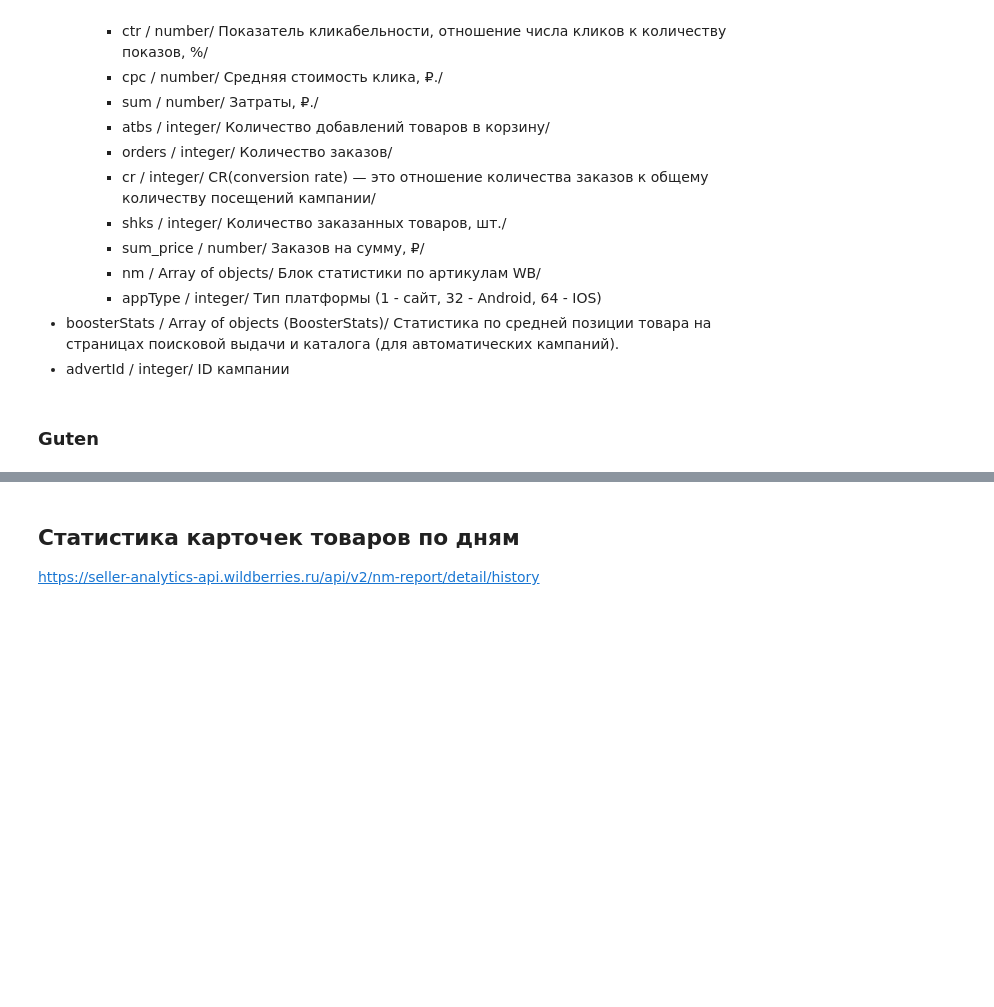
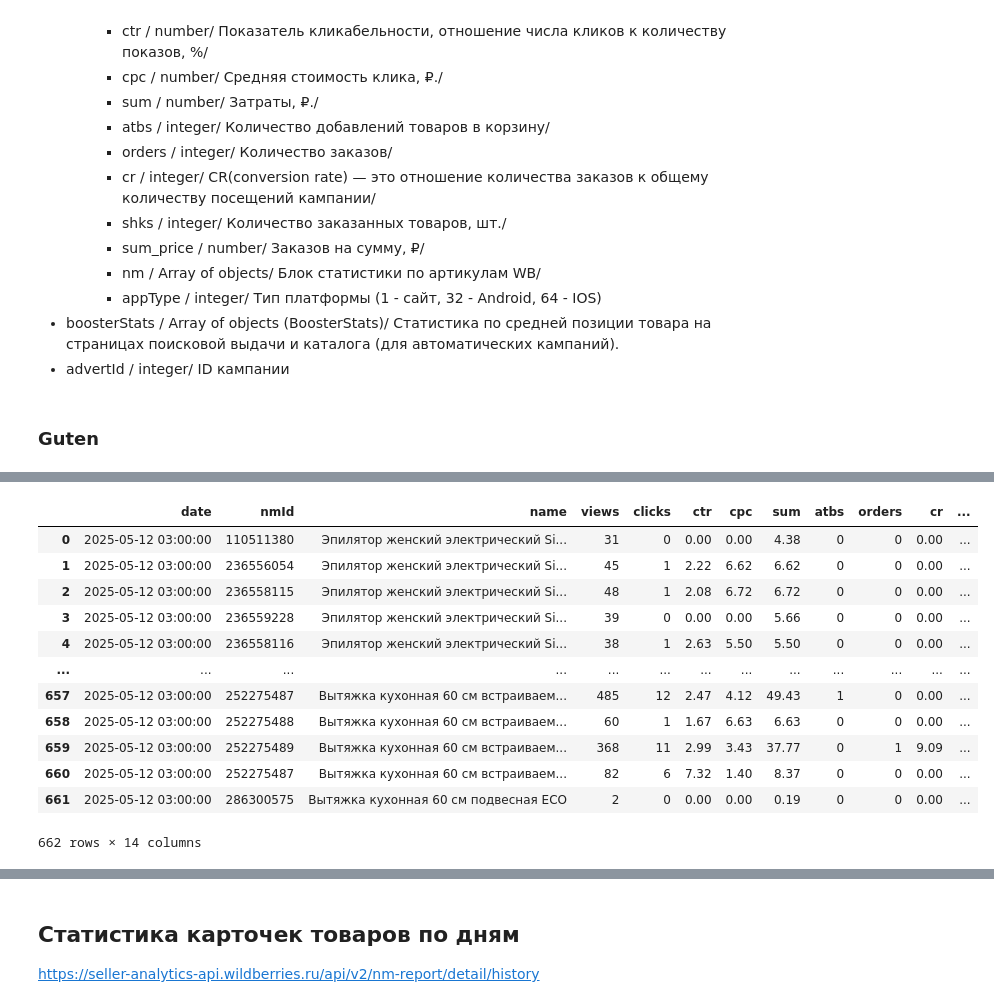
Before and after one commit to carolinavivast/API-Integrations, a Jupyter notebook: Advertisement_WB_day_orders.ipynb, the cells around one changed output, grey strips where cells are left out. Saved outputs shown, nothing was run; the diff lists cells and outputs as text; code cells hidden in the pictures; blank space fills up the shorter version.

```diff
--- a/Advertisement_WB_day_orders.ipynb
+++ b/Advertisement_WB_day_orders.ipynb
@@ -339,20 +303,0 @@ Error for chunk 5: 400, {"error":"Invalid Params: there are no companies with co
-# %%
-campaign_chunks = [campaigns_giper['advertId'][i:i + chunk_size].tolist() for i in range(0, len(campaigns_giper), chunk_size)]
-all_campaign_data_giper = []
-
-def fetch_campaign_data(chunks, headers, specific_date):
-    all_data = []
-    for idx, chunk in enumerate(chunks):
-        payload = [{"id": campaign_id, "dates": [specific_date]} for campaign_id in chunk]
-        response = requests.post(url, headers=headers, json=payload)
-        time.sleep(65)
-        if response.status_code == 200:
-            data = response.json()
-            all_data.extend(data)
-            print(f"Data retrieved successfully for chunk {idx + 1}")
-        else:
-            print(f"Error for chunk {idx + 1}: {response.status_code}, {response.text}")
-    return all_data
-
-all_campaign_data_giper = fetch_campaign_data(campaign_chunks, headers_giper, specific_date)
-campaign_giper_df = pd.json_normalize(all_campaign_data_giper)
@@ -726,0 +344,57 @@ df_grouped_combined_campaigns
+# %%
+def flatten_campaign_data(campaign_data):
+    flattened_data = []
+
+    for entry in campaign_data:
+        advertId = entry.get("advertId")
+        for day in entry.get("days", []):
+            date = day.get("date")
+            for app in day.get("apps", []):
+                for nm in app.get("nm", []):
+                    flattened_data.append({
+                        "date": date,
+                        "nmId": nm.get("nmId"),
+                        "name": nm.get("name"),
+                        "views": nm.get("views"),
+                        "clicks": nm.get("clicks"),
+                        "ctr": nm.get("ctr"),
+                        "cpc": nm.get("cpc"),
+                        "sum": nm.get("sum"),
+                        "atbs": nm.get("atbs"),
+                        "orders": nm.get("orders"),
+                        "cr": nm.get("cr"),
+                        "shks": nm.get("shks"),
+                        "sum_price": nm.get("sum_price"),
+                        "advertId": advertId,
+                    })
+
+    # Create DataFrame
+    df = pd.DataFrame(flattened_data)
+
+    # Convert and clean date column
+    if not df.empty and "date" in df.columns:
+        df["date"] = pd.to_datetime(df["date"]).dt.tz_localize(None)
+
+    return df
+
+# Process all datasets with one line each
+df_guten = flatten_campaign_data(all_campaign_data_guten)
+df_giper = flatten_campaign_data(all_campaign_data_giper)
+df_kitchen = flatten_campaign_data(all_campaign_data_kitchen)
+df_smart = flatten_campaign_data(all_campaign_data_smart)
+
+df_guten
+# %% [output]
+|  | date | nmId | name | views | clicks | ctr | cpc | sum | atbs | orders | cr | ... |
+| 0 | 2025-05-12 03:00:00 | 110511380 | Эпилятор женский электрический Si... | 31 | 0 | 0.00 | 0.00 | 4.38 | 0 | 0 | 0.00 | ... |
+| 1 | 2025-05-12 03:00:00 | 236556054 | Эпилятор женский электрический Si... | 45 | 1 | 2.22 | 6.62 | 6.62 | 0 | 0 | 0.00 | ... |
+| 2 | 2025-05-12 03:00:00 | 236558115 | Эпилятор женский электрический Si... | 48 | 1 | 2.08 | 6.72 | 6.72 | 0 | 0 | 0.00 | ... |
+| 3 | 2025-05-12 03:00:00 | 236559228 | Эпилятор женский электрический Si... | 39 | 0 | 0.00 | 0.00 | 5.66 | 0 | 0 | 0.00 | ... |
+| 4 | 2025-05-12 03:00:00 | 236558116 | Эпилятор женский электрический Si... | 38 | 1 | 2.63 | 5.50 | 5.50 | 0 | 0 | 0.00 | ... |
+| ... | ... | ... | ... | ... | ... | ... | ... | ... | ... | ... | ... | ... |
+| 657 | 2025-05-12 03:00:00 | 252275487 | Вытяжка кухонная 60 см встраиваем... | 485 | 12 | 2.47 | 4.12 | 49.43 | 1 | 0 | 0.00 | ... |
+| 658 | 2025-05-12 03:00:00 | 252275488 | Вытяжка кухонная 60 см встраиваем... | 60 | 1 | 1.67 | 6.63 | 6.63 | 0 | 0 | 0.00 | ... |
+| 659 | 2025-05-12 03:00:00 | 252275489 | Вытяжка кухонная 60 см встраиваем... | 368 | 11 | 2.99 | 3.43 | 37.77 | 0 | 1 | 9.09 | ... |
+| 660 | 2025-05-12 03:00:00 | 252275487 | Вытяжка кухонная 60 см встраиваем... | 82 | 6 | 7.32 | 1.40 | 8.37 | 0 | 0 | 0.00 | ... |
+| 661 | 2025-05-12 03:00:00 | 286300575 | Вытяжка кухонная 60 см подвесная ECO | 2 | 0 | 0.00 | 0.00 | 0.19 | 0 | 0 | 0.00 | ... |
+662 rows × 14 columns
```
Also changed, not shown: parts of 24 cells of this notebook, 4 other files.
